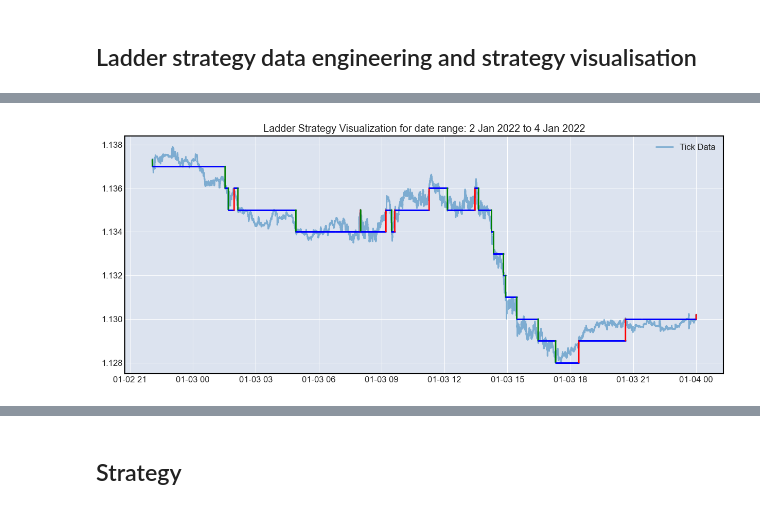
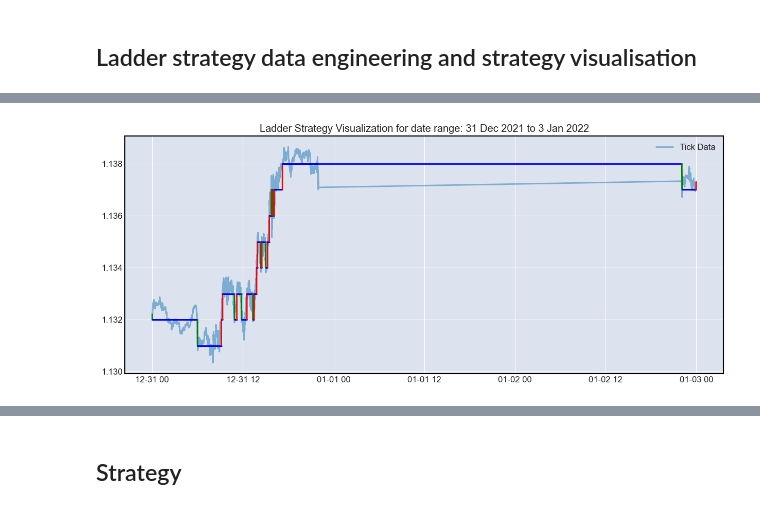
Before and after one commit to SamanvayMS/bp-Trading, a Jupyter notebook: Data_analysis_and_transformation.ipynb, the cells around one changed output, grey strips where cells are left out. Drawn from its saved outputs; the diff is of its cells as text; code cells hidden in the pictures.

```diff
--- a/Data_analysis_and_transformation.ipynb
+++ b/Data_analysis_and_transformation.ipynb
@@ -109,2 +151,33 @@ data_analysis_for_bp('Data for Practicum 2/ticks_2022.pkl')
 [figure]
 [figure]
+# %%
+# function that takes in a adate range and if across multiple years splits into year pairs.
+def year_order(start_date, end_date):
+    start_date = pd.to_datetime(start_date)
+    end_date = pd.to_datetime(end_date)
+    if start_date.year == end_date.year:
+        return {start_date.year: [start_date, end_date]}
+    else:
+        year_dict = {}
+        for year in range(start_date.year, end_date.year + 1):
+            if year == start_date.year:
+                year_dict[year] = [start_date, pd.to_datetime(str(year+1) + '-12-31')]
+            elif year == end_date.year:
+                year_dict[year] = [pd.to_datetime(str(year) + '-01-01'), end_date]
+            else:
+                year_dict[year] = [pd.to_datetime(str(year) + '-01-01'), pd.to_datetime(str(year) + '-12-31')]
+        return year_dict
+# %%
+# extracts data from various files based on date range given and then returns it as a single dataframe
+def data_gather_from_files(start_date,end_date,file_path='Data for Practicum 2'):
+    year_dict = year_order(start_date,end_date)
+    full_df = pd.DataFrame()
+    for year in year_dict.keys():
+        year_df = pd.read_pickle(file_path + '/ticks_' + str(year) + '.pkl')
+        year_dict[year][0] = year_dict[year][0].tz_localize('UTC')
+        year_dict[year][1] = year_dict[year][1].tz_localize('UTC')
+        year_df = year_df.loc[year_dict[year][0]:year_dict[year][1]]
+        full_df = pd.concat([full_df,year_df])
+    return full_df
+# %%
+data = data_gather_from_files('27 dec 2019','3 jan 2020')
@@ -178,5 +268,5 @@ def plot_ladderized(start_date, end_date, grid_size=0.0005, ladderize_function=l
     plt.legend()
     plt.show()
 # %%
-plot_ladderized('2 Jan 2022','4 Jan 2022',grid_size=0.001,ladderize_function=ladderize_absolute)
+plot_ladderized('31 Dec 2021','3 Jan 2022',grid_size=0.001,ladderize_function=ladderize_absolute)
 # %% [output]
@@ -189,2 +280,2 @@ plot_ladderized('2 Jan 2022','4 Jan 2022',grid_size=0.001,ladderize_function=lad
-[figure, old version]
+[figure, new version]
 # %%
```
Also changed, not shown: parts of 15 cells of this notebook, 1 other file.
